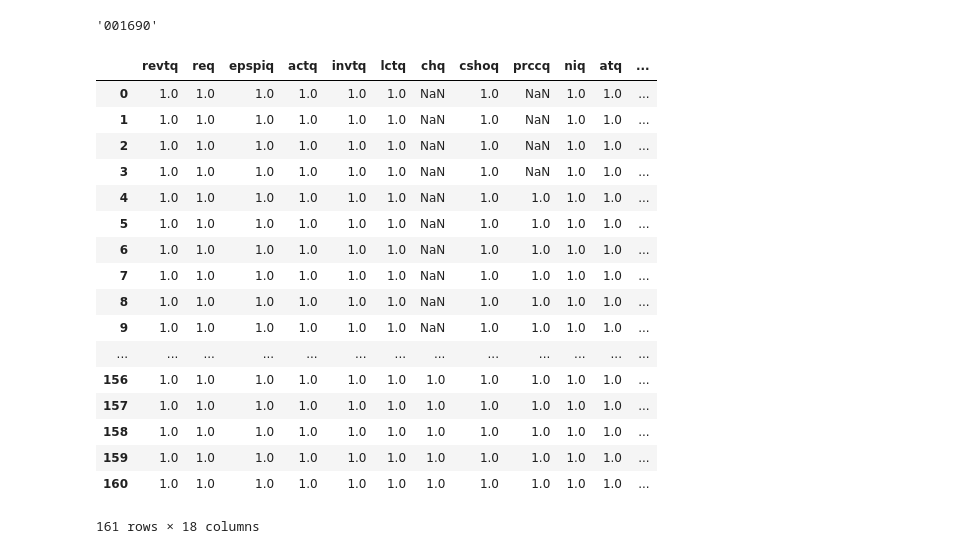
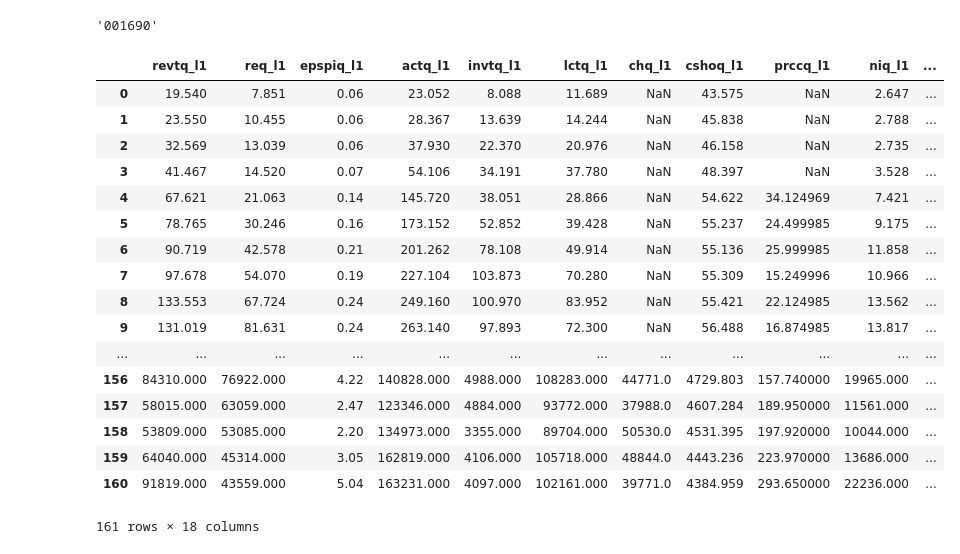
Before and after one commit to Alan-Yanlong-Guo/ml_val, a Jupyter notebook: runn.ipynb, the cells around one changed output. Saved outputs shown, nothing was run; the diff lists cells and outputs as text; code cells hidden in the pictures.

```diff
--- a/runn.ipynb
+++ b/runn.ipynb
@@ -63,21 +61,23 @@ a = compq.div(compq).pow(1/5)
-# %%
-a
-# %% [output]
-|  | revtq | req | epspiq | actq | invtq | lctq | chq | cshoq | prccq | niq | atq | ... |
-| 0 | 1.0 | 1.0 | 1.0 | 1.0 | 1.0 | 1.0 | NaN | 1.0 | NaN | 1.0 | 1.0 | ... |
-| 1 | 1.0 | 1.0 | 1.0 | 1.0 | 1.0 | 1.0 | NaN | 1.0 | NaN | 1.0 | 1.0 | ... |
-| 2 | 1.0 | 1.0 | 1.0 | 1.0 | 1.0 | 1.0 | NaN | 1.0 | NaN | 1.0 | 1.0 | ... |
-| 3 | 1.0 | 1.0 | 1.0 | 1.0 | 1.0 | 1.0 | NaN | 1.0 | NaN | 1.0 | 1.0 | ... |
-| 4 | 1.0 | 1.0 | 1.0 | 1.0 | 1.0 | 1.0 | NaN | 1.0 | 1.0 | 1.0 | 1.0 | ... |
-| 5 | 1.0 | 1.0 | 1.0 | 1.0 | 1.0 | 1.0 | NaN | 1.0 | 1.0 | 1.0 | 1.0 | ... |
-| 6 | 1.0 | 1.0 | 1.0 | 1.0 | 1.0 | 1.0 | NaN | 1.0 | 1.0 | 1.0 | 1.0 | ... |
-| 7 | 1.0 | 1.0 | 1.0 | 1.0 | 1.0 | 1.0 | NaN | 1.0 | 1.0 | 1.0 | 1.0 | ... |
-| 8 | 1.0 | 1.0 | 1.0 | 1.0 | 1.0 | 1.0 | NaN | 1.0 | 1.0 | 1.0 | 1.0 | ... |
-| 9 | 1.0 | 1.0 | 1.0 | 1.0 | 1.0 | 1.0 | NaN | 1.0 | 1.0 | 1.0 | 1.0 | ... |
-| ... | ... | ... | ... | ... | ... | ... | ... | ... | ... | ... | ... | ... |
-| 156 | 1.0 | 1.0 | 1.0 | 1.0 | 1.0 | 1.0 | 1.0 | 1.0 | 1.0 | 1.0 | 1.0 | ... |
-| 157 | 1.0 | 1.0 | 1.0 | 1.0 | 1.0 | 1.0 | 1.0 | 1.0 | 1.0 | 1.0 | 1.0 | ... |
-| 158 | 1.0 | 1.0 | 1.0 | 1.0 | 1.0 | 1.0 | 1.0 | 1.0 | 1.0 | 1.0 | 1.0 | ... |
-| 159 | 1.0 | 1.0 | 1.0 | 1.0 | 1.0 | 1.0 | 1.0 | 1.0 | 1.0 | 1.0 | 1.0 | ... |
-| 160 | 1.0 | 1.0 | 1.0 | 1.0 | 1.0 | 1.0 | 1.0 | 1.0 | 1.0 | 1.0 | 1.0 | ... |
-161 rows × 18 columns
+# %%
+compq.columns = [_ + '_l' + str(1) for _ in compq.columns]
+# %%
+compq
+# %% [output]
+|  | revtq_l1 | req_l1 | epspiq_l1 | actq_l1 | invtq_l1 | lctq_l1 | chq_l1 | cshoq_l1 | prccq_l1 | niq_l1 | ... |
+| 0 | 19.540 | 7.851 | 0.06 | 23.052 | 8.088 | 11.689 | NaN | 43.575 | NaN | 2.647 | ... |
+| 1 | 23.550 | 10.455 | 0.06 | 28.367 | 13.639 | 14.244 | NaN | 45.838 | NaN | 2.788 | ... |
+| 2 | 32.569 | 13.039 | 0.06 | 37.930 | 22.370 | 20.976 | NaN | 46.158 | NaN | 2.735 | ... |
+| 3 | 41.467 | 14.520 | 0.07 | 54.106 | 34.191 | 37.780 | NaN | 48.397 | NaN | 3.528 | ... |
+| 4 | 67.621 | 21.063 | 0.14 | 145.720 | 38.051 | 28.866 | NaN | 54.622 | 34.124969 | 7.421 | ... |
+| 5 | 78.765 | 30.246 | 0.16 | 173.152 | 52.852 | 39.428 | NaN | 55.237 | 24.499985 | 9.175 | ... |
+| 6 | 90.719 | 42.578 | 0.21 | 201.262 | 78.108 | 49.914 | NaN | 55.136 | 25.999985 | 11.858 | ... |
+| 7 | 97.678 | 54.070 | 0.19 | 227.104 | 103.873 | 70.280 | NaN | 55.309 | 15.249996 | 10.966 | ... |
+| 8 | 133.553 | 67.724 | 0.24 | 249.160 | 100.970 | 83.952 | NaN | 55.421 | 22.124985 | 13.562 | ... |
+| 9 | 131.019 | 81.631 | 0.24 | 263.140 | 97.893 | 72.300 | NaN | 56.488 | 16.874985 | 13.817 | ... |
+| ... | ... | ... | ... | ... | ... | ... | ... | ... | ... | ... | ... |
+| 156 | 84310.000 | 76922.000 | 4.22 | 140828.000 | 4988.000 | 108283.000 | 44771.0 | 4729.803 | 157.740000 | 19965.000 | ... |
+| 157 | 58015.000 | 63059.000 | 2.47 | 123346.000 | 4884.000 | 93772.000 | 37988.0 | 4607.284 | 189.950000 | 11561.000 | ... |
+| 158 | 53809.000 | 53085.000 | 2.20 | 134973.000 | 3355.000 | 89704.000 | 50530.0 | 4531.395 | 197.920000 | 10044.000 | ... |
+| 159 | 64040.000 | 45314.000 | 3.05 | 162819.000 | 4106.000 | 105718.000 | 48844.0 | 4443.236 | 223.970000 | 13686.000 | ... |
+| 160 | 91819.000 | 43559.000 | 5.04 | 163231.000 | 4097.000 | 102161.000 | 39771.0 | 4384.959 | 293.650000 | 22236.000 | ... |
+161 rows × 18 columns
```
Also changed, not shown: parts of 1 cell of this notebook, 2 other files.
